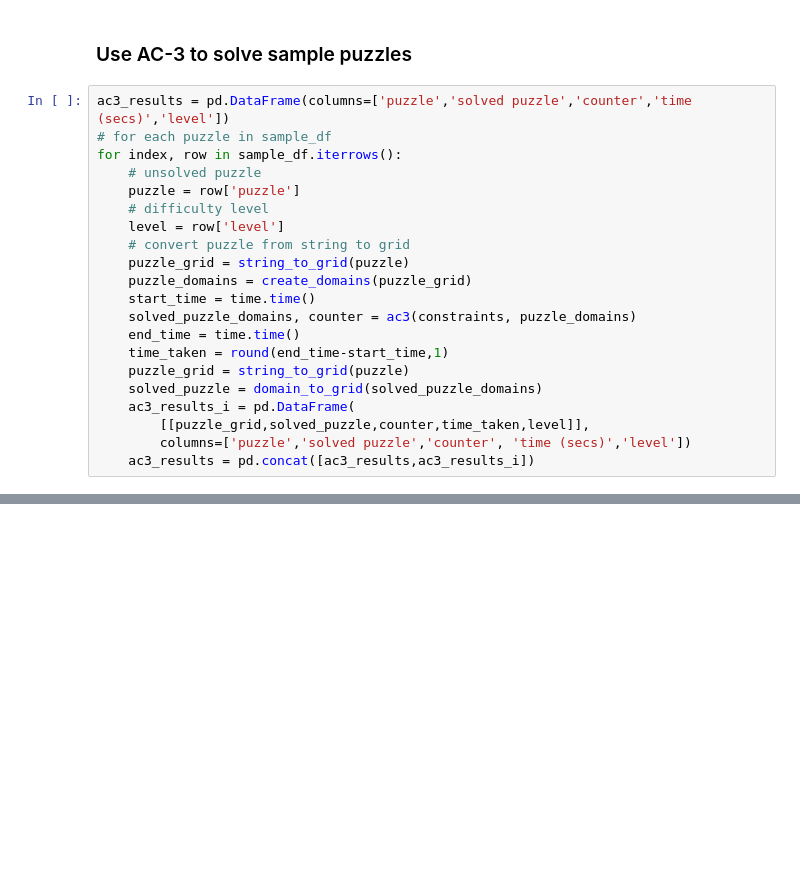
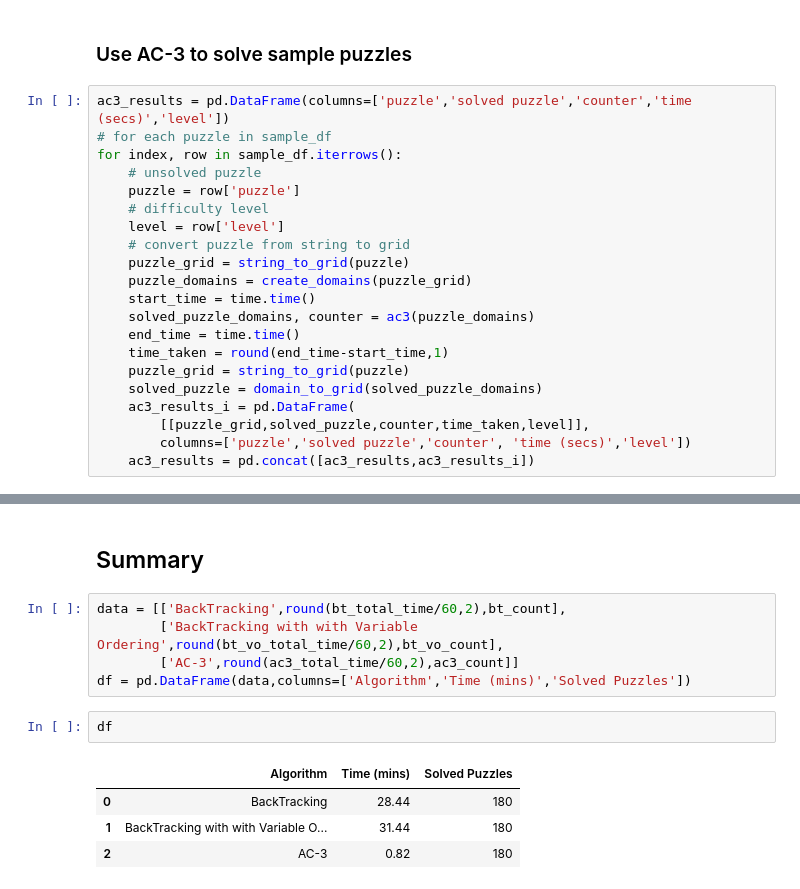
Before and after one commit to heba-razzak/AI-CSP, a Jupyter notebook: Sudoku_CSP.ipynb, the cells around one changed output, grey strips where cells are left out. Drawn from its saved outputs; the diff is of its cells as text; blank space fills up the shorter version.

```diff
--- a/Sudoku_CSP.ipynb
+++ b/Sudoku_CSP.ipynb
@@ -678,7 +765,7 @@ for index, row in sample_df.iterrows():
     puzzle_grid = string_to_grid(puzzle)
     puzzle_domains = create_domains(puzzle_grid)
     start_time = time.time()
-    solved_puzzle_domains, counter = ac3(constraints, puzzle_domains)
+    solved_puzzle_domains, counter = ac3(puzzle_domains)
     end_time = time.time()
     time_taken = round(end_time-start_time,1)
     puzzle_grid = string_to_grid(puzzle)
@@ -732,0 +807,14 @@ It took  0.83  minutes to solve all  180  puzzles using AC-3
+# %% [markdown]
+## Summary
+# %%
+data = [['BackTracking',round(bt_total_time/60,2),bt_count],
+        ['BackTracking with with Variable Ordering',round(bt_vo_total_time/60,2),bt_vo_count],
+        ['AC-3',round(ac3_total_time/60,2),ac3_count]]
+df = pd.DataFrame(data,columns=['Algorithm','Time (mins)','Solved Puzzles'])
+# %%
+df
+# %% [output]
+|  | Algorithm | Time (mins) | Solved Puzzles |
+| 0 | BackTracking | 28.44 | 180 |
+| 1 | BackTracking with with Variable O... | 31.44 | 180 |
+| 2 | AC-3 | 0.82 | 180 |
```
Also changed, not shown: parts of 32 cells of this notebook.
